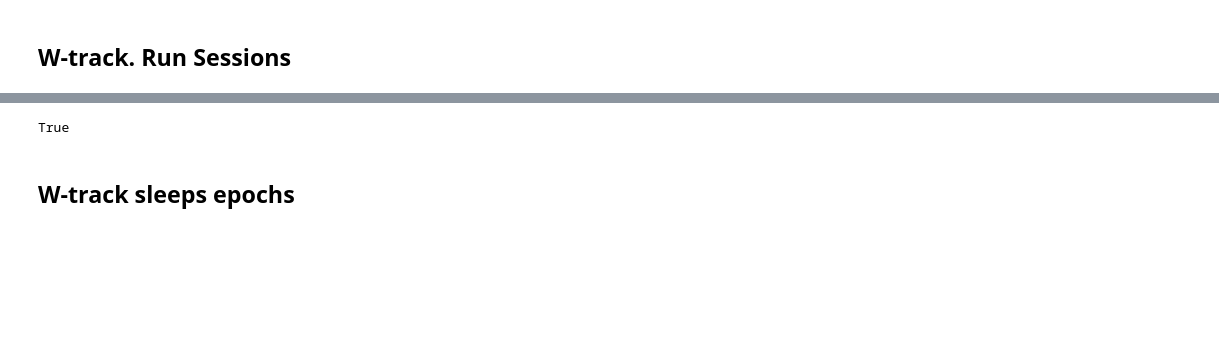
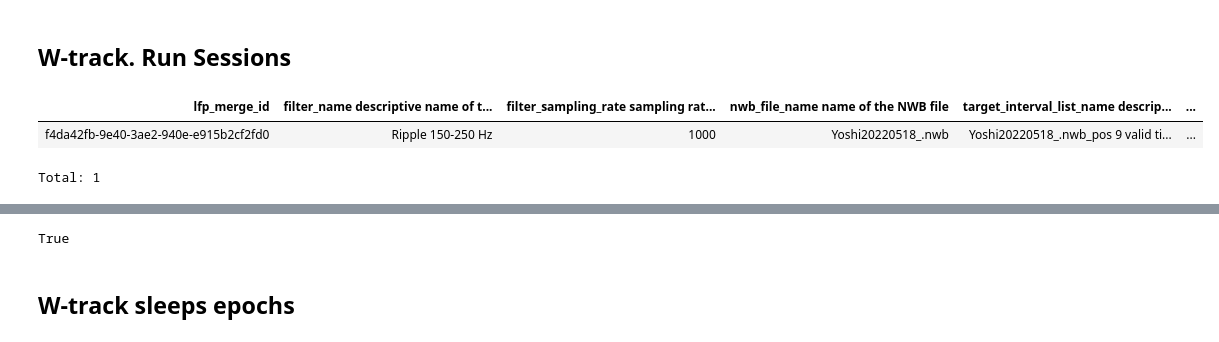
Before and after one commit to LorenFrankLab/ms_stim_analysis, a Jupyter notebook: Ripples/opto_ripple_analysis.ipynb, the cells around one changed output, grey strips where cells are left out. Drawn from its saved outputs; the diff is of its cells as text; code cells hidden in the pictures; blank space fills up the shorter version.

```diff
--- a/Ripples/opto_ripple_analysis.ipynb
+++ b/Ripples/opto_ripple_analysis.ipynb
@@ -15,6 +14,17 @@ basic_key
 from spyglass.position.v1 import TrodesPosV1
 # %% [markdown]
 ## W-track. Run Sessions
+# %%
+ripple_key = {
+            "nwb_file_name": nwb_file_name,
+            "target_interval_list_name":
+                f"{nwb_file_name}_{interval_list_name}_LFP_default_difference",
+        }
+RippleTimesV1() & ripple_key
+# %% [output]
+| lfp_merge_id | filter_name descriptive name of t... | filter_sampling_rate sampling rat... | nwb_file_name name of the NWB file | target_interval_list_name descrip... | ... |
+| f4da42fb-9e40-3ae2-940e-e915b2cf2fd0 | Ripple 150-250 Hz | 1000 | Yoshi20220518_.nwb | Yoshi20220518_.nwb_pos 9 valid ti... | ... |
+Total: 1
 # %%
 animal_list = [
     "Winnie",
```
Also changed, not shown: parts of 4 cells of this notebook.
